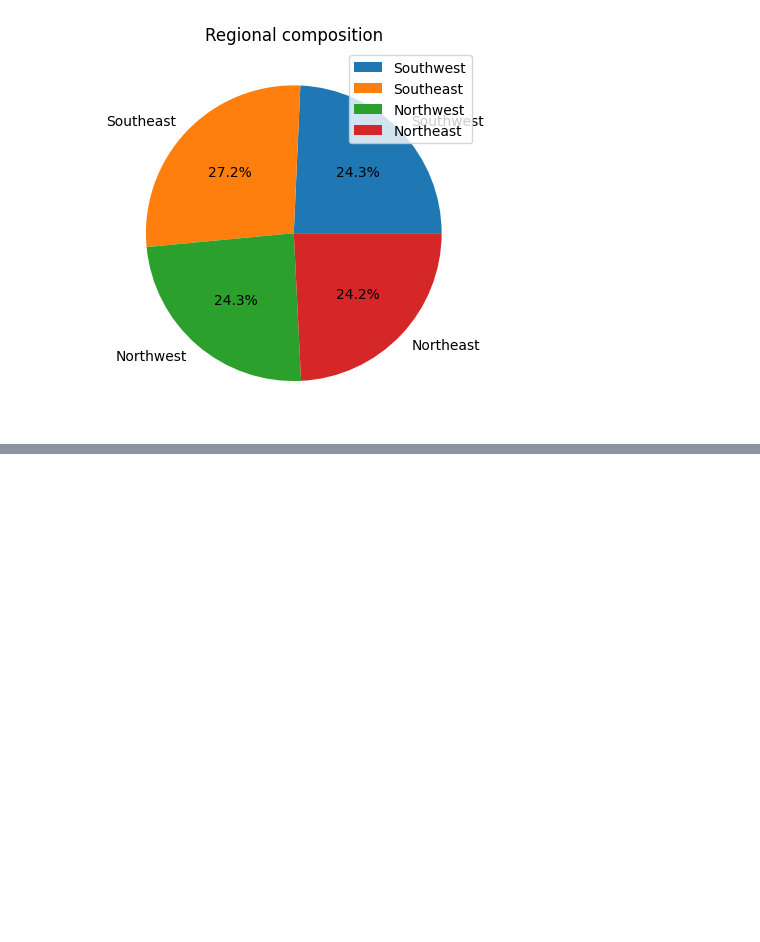
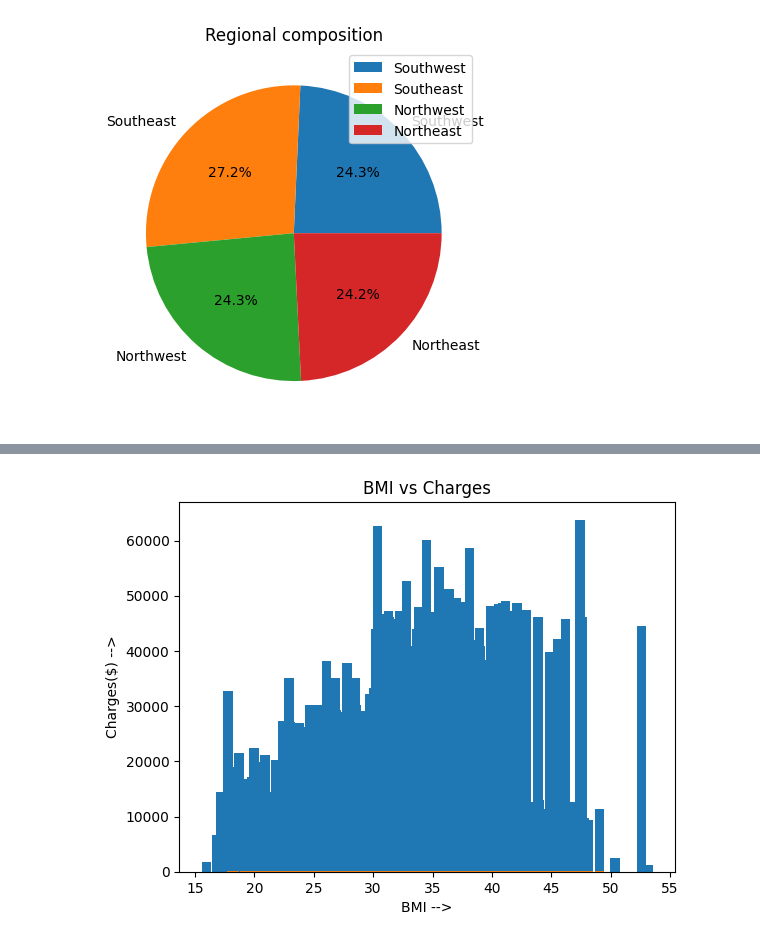
Before and after one commit to rahulsm20/insurance-data, a Jupyter notebook: analysis.ipynb, the cells around one changed output, grey strips where cells are left out. Cells and saved outputs as stored; diff of their text form; code cells hidden in the pictures; blank space fills up the shorter version.

```diff
--- a/analysis.ipynb
+++ b/analysis.ipynb
@@ -165,0 +98,8 @@ train, valid, test = np.split(df.sample(frac=1),[int(0.6*len(df)),int(0.8*len(df
+# %%
+plt.bar(df['bmi'],df['charges'])
+plt.xlabel('BMI -->')
+plt.ylabel('Charges($) -->')
+plt.title('BMI vs Charges')
+plt.show()
+# %% [output]
+[figure, added]
```
Also changed, not shown: parts of 21 cells of this notebook, 1 other file.
